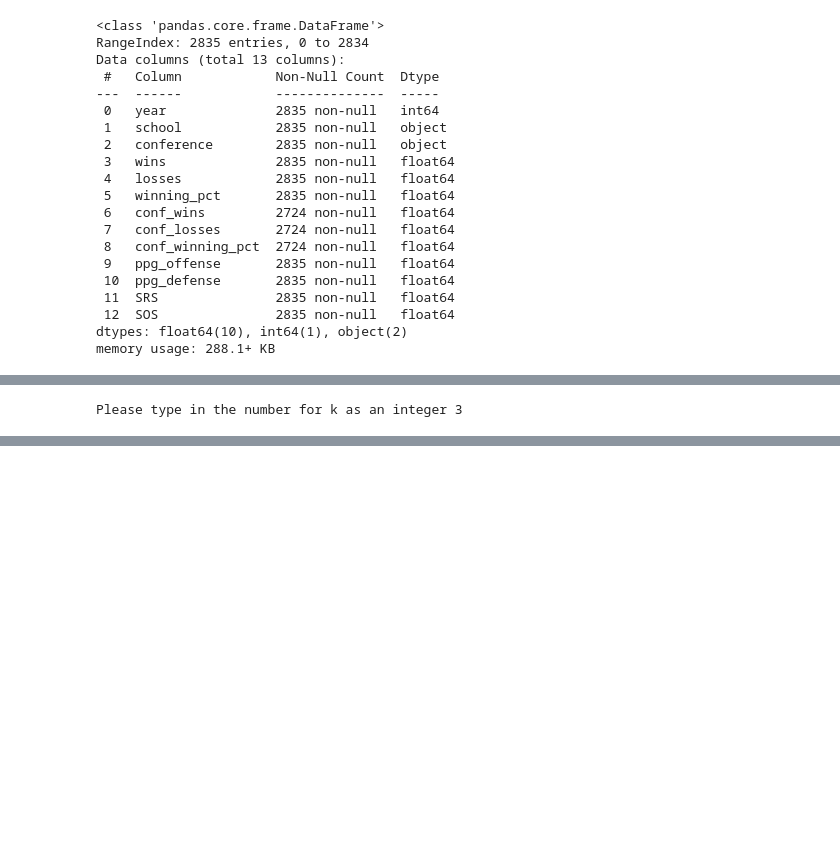
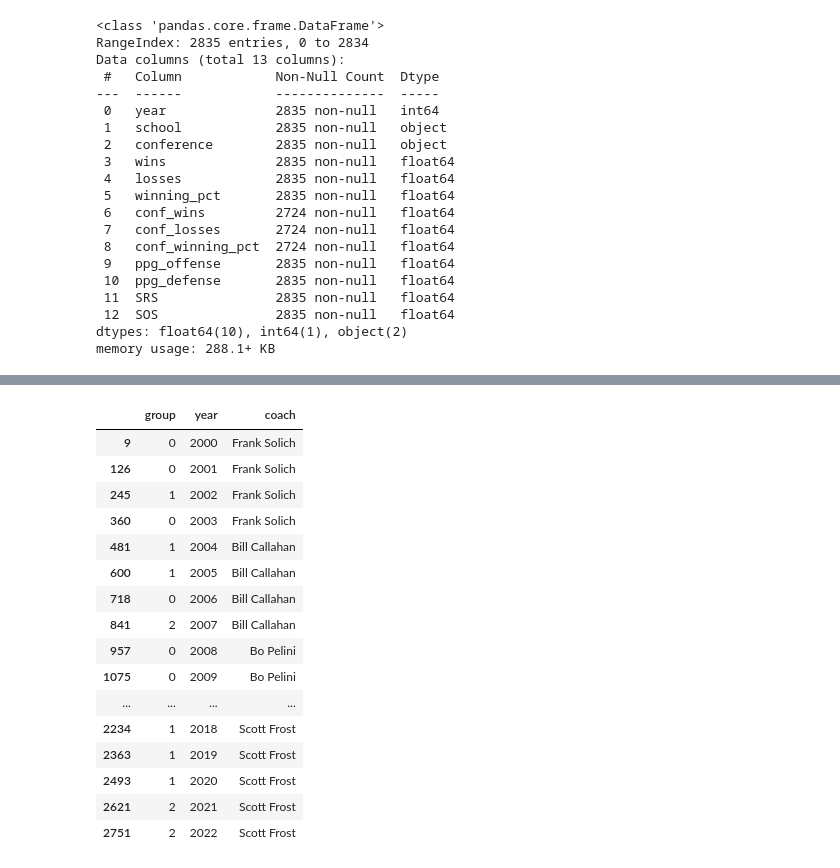
Before and after one commit to grantkerkman/cfb-data-science, a Jupyter notebook: cfb_pca.ipynb, the cells around one changed output, grey strips where cells are left out. Drawn from its saved outputs; the diff is of its cells as text; code cells hidden in the pictures; blank space fills up the shorter version.

```diff
--- a/cfb_pca.ipynb
+++ b/cfb_pca.ipynb
@@ -133,7 +137,7 @@ df_elbow_data.hvplot.line(
 [interactive output not drawn]
 # %%
 # Input value for k from Elbox Curve
-k = input('Please type in the number for k as an integer')
+k = 3
 
 # Initialize the K-Means model
 model = KMeans(n_clusters=int(k), random_state=1)
@@ -147,8 +151,6 @@ groups = model.predict(df_scaled)
 # Create a copy of the Dataframe and update with the predicted groups
 df_predictions = df_scaled.copy()
 df_predictions['group'] = groups
-# %% [output]
-Please type in the number for k as an integer 3
 # %%
 # Generate the Variables
 x = 'SOS'
@@ -185,3 +187,67 @@ final_plot = scatter_plot * filtered_points
 final_plot
 # %% [output]
 [interactive output not drawn]
+# %%
+# Make datatable for Nebraska
+df_nebraska = df_predictions.copy()
+
+# Reset the index to turn the 'team' column into a regular column
+df_nebraska.reset_index(inplace=True)
+
+# Filter the DataFrame based on the 'team' column containing 'Nebraska'
+df_nebraska = df_nebraska[df_nebraska['team'].str.contains('Nebraska')]
+
+# Drop unnecessary columns
+df_nebraska = df_nebraska.drop(columns=['wins', 'losses', 'winning_pct', 'conf_wins', 'conf_losses', 'conf_winning_pct', 'ppg_offense', 'ppg_defense', 'SRS', 'SOS'], axis=1)
+
+#Split the year out of the team column
+df_nebraska[['year', 'team']] = df_nebraska['team'].str.split('-', expand=True)
+df_nebraska = df_nebraska.drop('team', axis=1)
+
+# Add in the Coaches to the dataset
+coaches = ['Frank Solich',
+           'Frank Solich',
+           'Frank Solich',
+           'Frank Solich',
+           'Bill Callahan',
+           'Bill Callahan',
+           'Bill Callahan',
+           'Bill Callahan',
+           'Bo Pelini',
+           'Bo Pelini',
+           'Bo Pelini',
+           'Bo Pelini',
+           'Bo Pelini',
+           'Bo Pelini',
+           'Bo Pelini',
+           'Mike Riley',
+           'Mike Riley',
+           'Mike Riley',
+           'Scott Frost',
+           'Scott Frost',
+           'Scott Frost',
+           'Scott Frost',
+           'Scott Frost'
+          ]
+
+df_nebraska['coach'] = coaches
+
+df_nebraska
+# %% [output]
+|  | group | year | coach |
+| 9 | 0 | 2000 | Frank Solich |
+| 126 | 0 | 2001 | Frank Solich |
+| 245 | 1 | 2002 | Frank Solich |
+| 360 | 0 | 2003 | Frank Solich |
+| 481 | 1 | 2004 | Bill Callahan |
+| 600 | 1 | 2005 | Bill Callahan |
+| 718 | 0 | 2006 | Bill Callahan |
+| 841 | 2 | 2007 | Bill Callahan |
+| 957 | 0 | 2008 | Bo Pelini |
+| 1075 | 0 | 2009 | Bo Pelini |
+| ... | ... | ... | ... |
+| 2234 | 1 | 2018 | Scott Frost |
+| 2363 | 1 | 2019 | Scott Frost |
+| 2493 | 1 | 2020 | Scott Frost |
+| 2621 | 2 | 2021 | Scott Frost |
+| 2751 | 2 | 2022 | Scott Frost |
```
Also changed, not shown: parts of 29 cells of this notebook.
